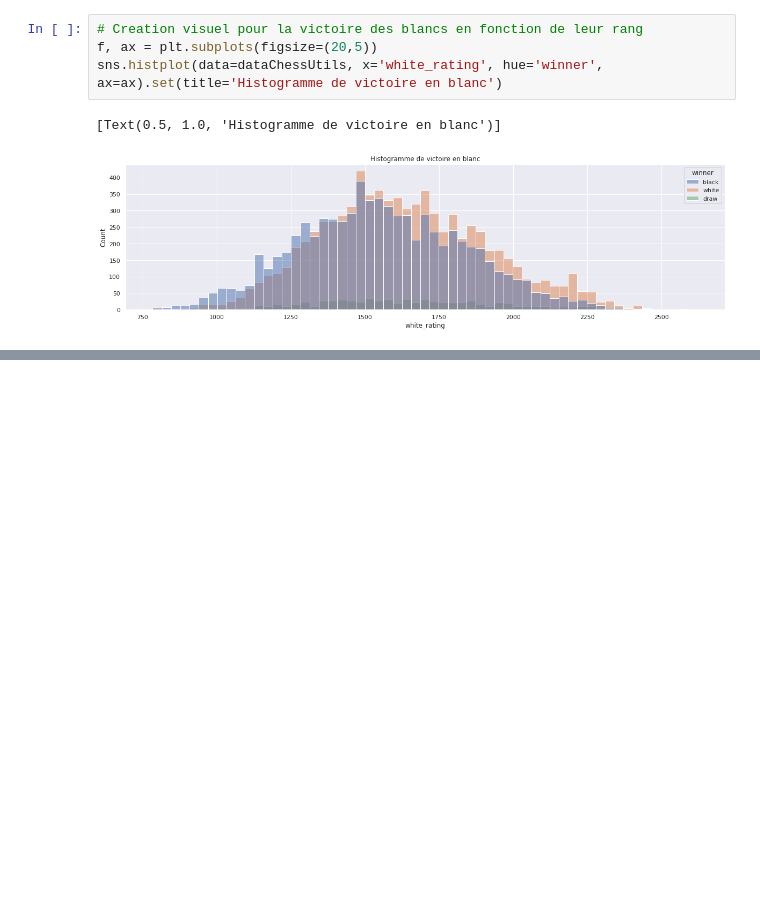
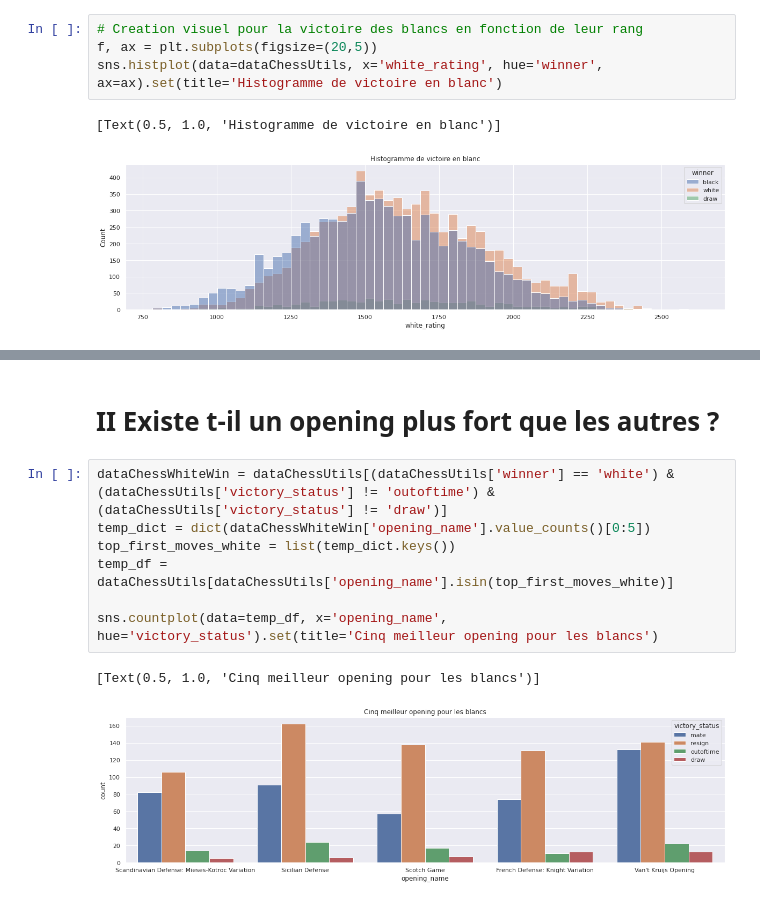
Before and after one commit to BlazingBurn/HitemapythonExo, a Jupyter notebook: analyse donnee/ProjetAnalyseDonneeEchecs.ipynb, the cells around one changed output, grey strips where cells are left out. Cells and saved outputs as stored; diff of their text form; blank space fills up the shorter version.

```diff
--- a/analyse donnee/ProjetAnalyseDonneeEchecs.ipynb
+++ b/analyse donnee/ProjetAnalyseDonneeEchecs.ipynb
@@ -132,0 +139,12 @@ sns.histplot(data=dataChessUtils, x='black_rating', hue='winner', ax=ax).set(tit
+# %% [markdown]
+# II Existe t-il un opening plus fort que les autres ?
+# %%
+dataChessWhiteWin = dataChessUtils[(dataChessUtils['winner'] == 'white') & (dataChessUtils['victory_status'] != 'outoftime') & (dataChessUtils['victory_status'] != 'draw')]
+temp_dict = dict(dataChessWhiteWin['opening_name'].value_counts()[0:5])
+top_first_moves_white = list(temp_dict.keys())
+temp_df = dataChessUtils[dataChessUtils['opening_name'].isin(top_first_moves_white)]
+
+sns.countplot(data=temp_df, x='opening_name', hue='victory_status').set(title='Cinq meilleur opening pour les blancs')
+# %% [output]
+[Text(0.5, 1.0, 'Cinq meilleur opening pour les blancs')]
+[figure, added]
```
Also changed, not shown: parts of 11 cells of this notebook.
